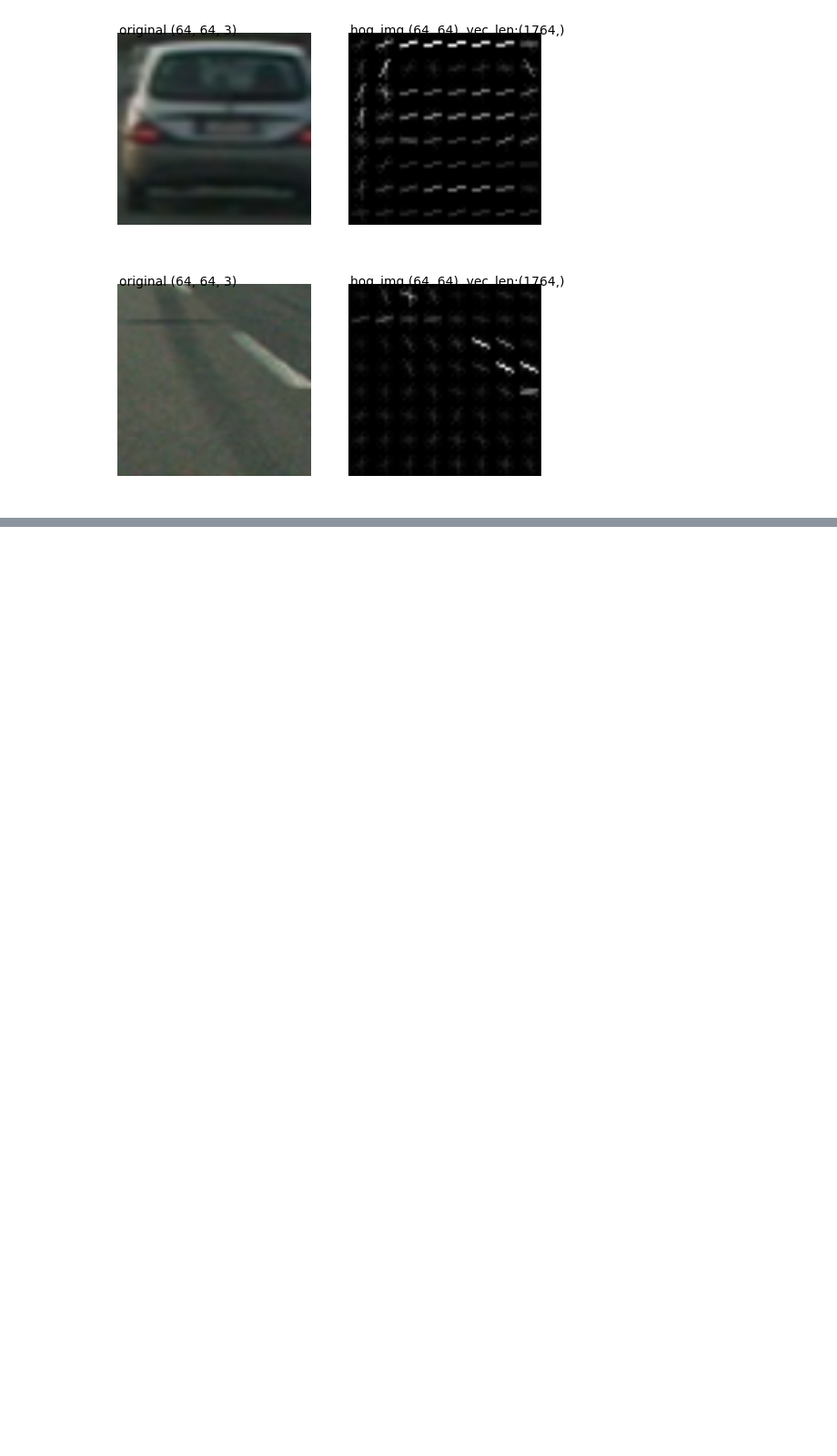
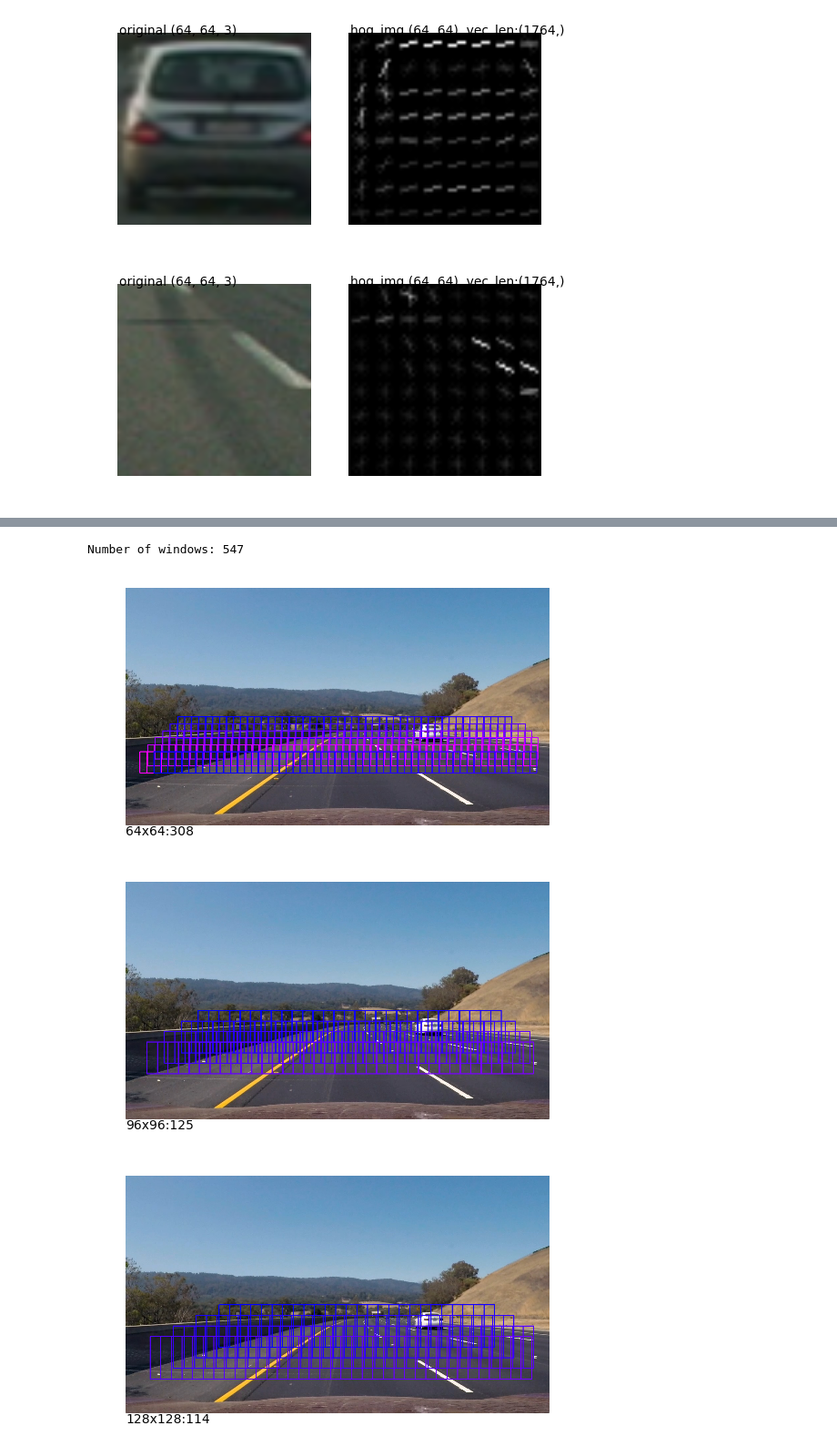
Before and after one commit to cygnus77/vehicle-detection, a Jupyter notebook: VehicleDetection.ipynb, the cells around one changed output, grey strips where cells are left out. Shown at 91% size. Drawn from its saved outputs; the diff is of its cells as text; code cells hidden in the pictures; blank space fills up the shorter version.

```diff
--- a/VehicleDetection.ipynb
+++ b/VehicleDetection.ipynb
@@ -277,0 +292,71 @@ def make_windows3(shape):
+# %%
+# Window scales
+WindowZoneDefinitions = [
+    {'name': '64x64', 'scale': 1., 'y0': 0., 'y1': 0.5, 'x0': 0., 'x1': 1., 'overlap_factor': 3, 'points': 1, 'color':(255,0,0)},
+    {'name': '96x96', 'scale': 1.5, 'y0': 0, 'y1': 0.5, 'x0': 0., 'x1': 1., 'overlap_factor': 3, 'points': 1, 'color':(0,255,0)},
+    {'name': '128x128', 'scale': 2., 'y0': 0, 'y1': 0.5, 'x0': 0., 'x1': 1., 'overlap_factor': 4, 'points': 1, 'color':(0,0,255)},
+    ]
+
+# Function compute coordinates for windows given an image shape
+# Assumes image is cropped to region of interest
+def make_windows(shape):
+    # define viewport within image
+    ht = shape[0] - 128
+    wd = shape[1]
+    top_offset = 32
+    left_offset= 32
+
+    # Scan zone coordinates
+    windowSizes = []
+    for winDef in WindowZoneDefinitions:
+        windowSizes.append(
+            (
+                int( (top_offset + ht*winDef['y0'])/winDef['scale'] ),
+                int( (top_offset + ht*winDef['y1'])/winDef['scale'] ),
+                int( left_offset/winDef['scale'] ),
+                int( ((wd-left_offset) * winDef['x1'])/winDef['scale'] ),
+                winDef['overlap_factor']
+            )
+            )
+
+    # Layout windows
+    windows=[]
+    dim = 64
+    for (idx,(scan_y0,scan_y1,scan_x0,scan_x1,factor)) in enumerate(windowSizes):
+        windows.append([])
+        y0 = scan_y0
+        while y0 < scan_y1:
+            gap = int( (shape[1] // 8) - y0 * ((shape[1] // 8) / scan_y1))
+            for x0 in range(scan_x0 + gap, scan_x1 - gap, dim//factor):
+                window = np.array( ((x0, y0), (x0+dim, y0+dim)) )
+                if(window[0][0] >= 0 and window[0][1] >= 0 and window[1][0] < scan_x1 and window[1][1] < scan_y1+dim):
+                    windows[idx].append(window)
+            y0 += dim // factor
+    return windows
+
+# Load test image,
+img = loadImage("test_images/test3.jpg")
+# Crop to region of interest
+half = img.shape[0]//2
+bottom_half_img = img[half:,:,:]
+# compute windows
+windows = make_windows(bottom_half_img.shape)
+
+def plotWindows(img, windowset, scale, half, setname):
+    img = np.copy(img)
+    for idx,w in enumerate(windowset):
+        cv2.rectangle(img, (int(w[0][0]*scale),int(w[0][1]*scale+half)), (int(w[1][0]*scale),int(w[1][1]*scale+half)), ((idx%255),0,255), 2)
+    plotImg(img, "{0}:{1}".format(setname, len(windowset)))
+    return len(windowset)
+
+# Draw overlays
+total = 0
+for idx,wgrp in enumerate(windows):
+    total += plotWindows(img, wgrp, WindowZoneDefinitions[idx]['scale'], half, WindowZoneDefinitions[idx]['name'] )
+
+print("Number of windows: %d" % total)
+# %% [output]
+Number of windows: 547
+[figure, added]
+[figure, added]
+[figure, added]
```
Also changed, not shown: parts of 29 cells of this notebook.
